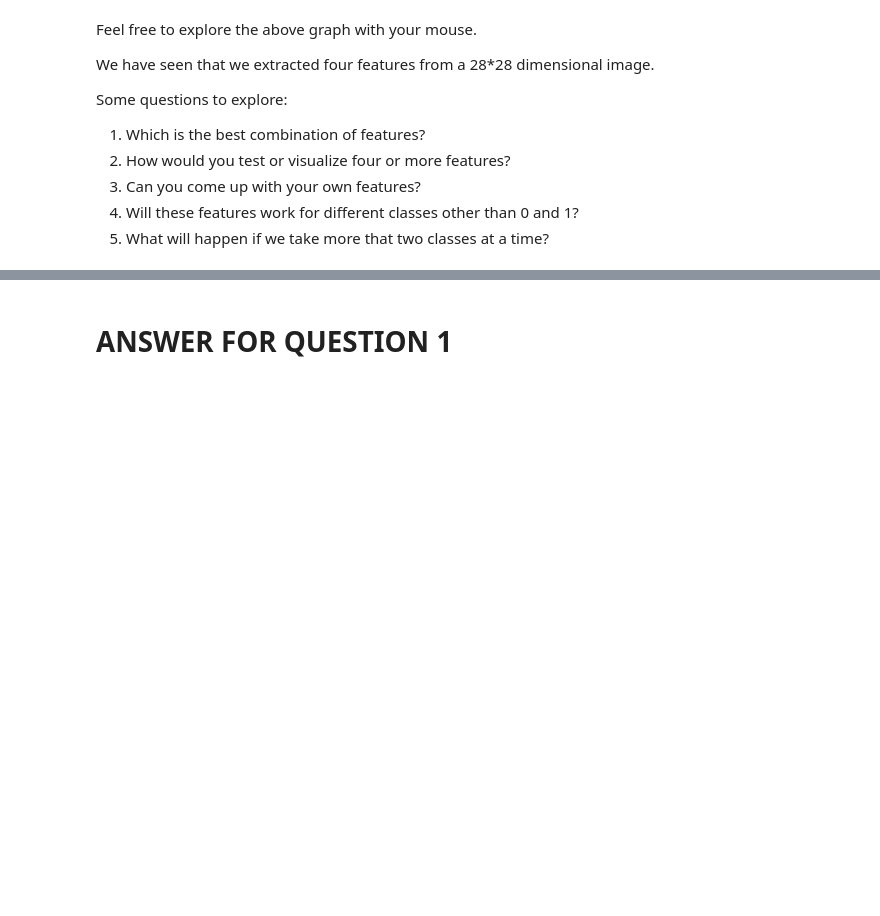
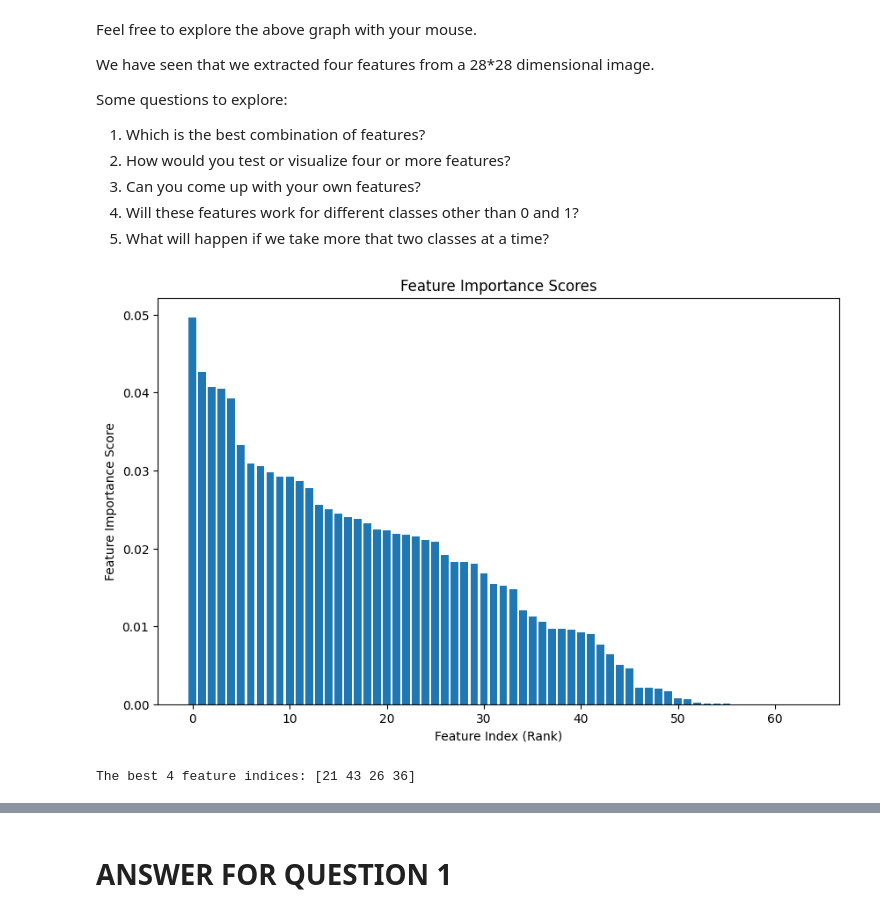
Before and after one commit to Radhaanjaiah/Bandi_Naresh., a Jupyter notebook: Module_01_Lab_01_Features.ipynb, the cells around one changed output, grey strips where cells are left out. Saved outputs shown, nothing was run; the diff lists cells and outputs as text; code cells hidden in the pictures; blank space fills up the shorter version.

```diff
--- a/Module_01_Lab_01_Features.ipynb
+++ b/Module_01_Lab_01_Features.ipynb
@@ -842,3 +842,41 @@ Some questions to explore:
 3. Can you come up with your own features?
 4. Will these features work for different classes other than 0 and 1?
 5. What will happen if we take more that two classes at a time?
+# %%
+# 1.Which is the best combination of features?
+
+import numpy as np
+from sklearn.datasets import load_digits
+from sklearn.ensemble import RandomForestClassifier
+import matplotlib.pyplot as plt
+
+# Load a dataset for demonstration (replace with your own data)
+digits = load_digits()
+X, y = digits.data, digits.target
+
+# Train a Random Forest classifier (you can use any other classifier as well)
+clf = RandomForestClassifier(n_estimators=100, random_state=0)
+clf.fit(X, y)
+
+# Get feature importances from the classifier
+feature_importances = clf.feature_importances_
+
+# Sort features by importance (descending order)
+sorted_indices = np.argsort(feature_importances)[::-1]
+sorted_feature_importances = feature_importances[sorted_indices]
+
+# Plot feature importance scores
+plt.figure(figsize=(10, 6))
+plt.bar(range(X.shape[1]), sorted_feature_importances)
+plt.xlabel('Feature Index (Rank)')
+plt.ylabel('Feature Importance Score')
+plt.title('Feature Importance Scores')
+plt.show()
+
+# Print the indices of the best features (e.g., top 4 features)
+num_best_features = 4  # Change this to the number of desired features
+best_feature_indices = sorted_indices[:num_best_features]
+print(f"The best {num_best_features} feature indices: {best_feature_indices}")
+# %% [output]
+[figure, added]
+The best 4 feature indices: [21 43 26 36]
```
Also changed, not shown: parts of 4 cells of this notebook.
